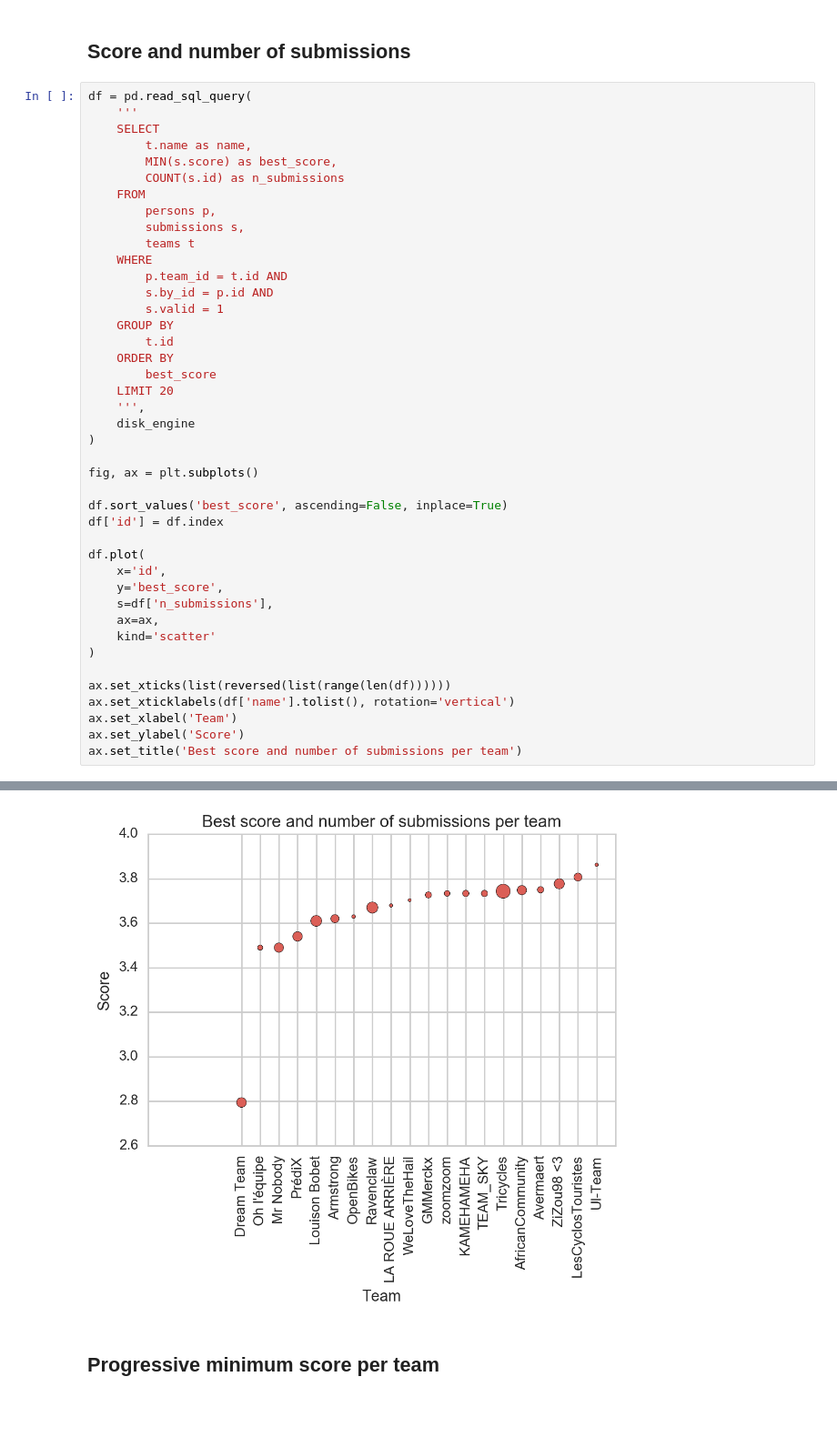
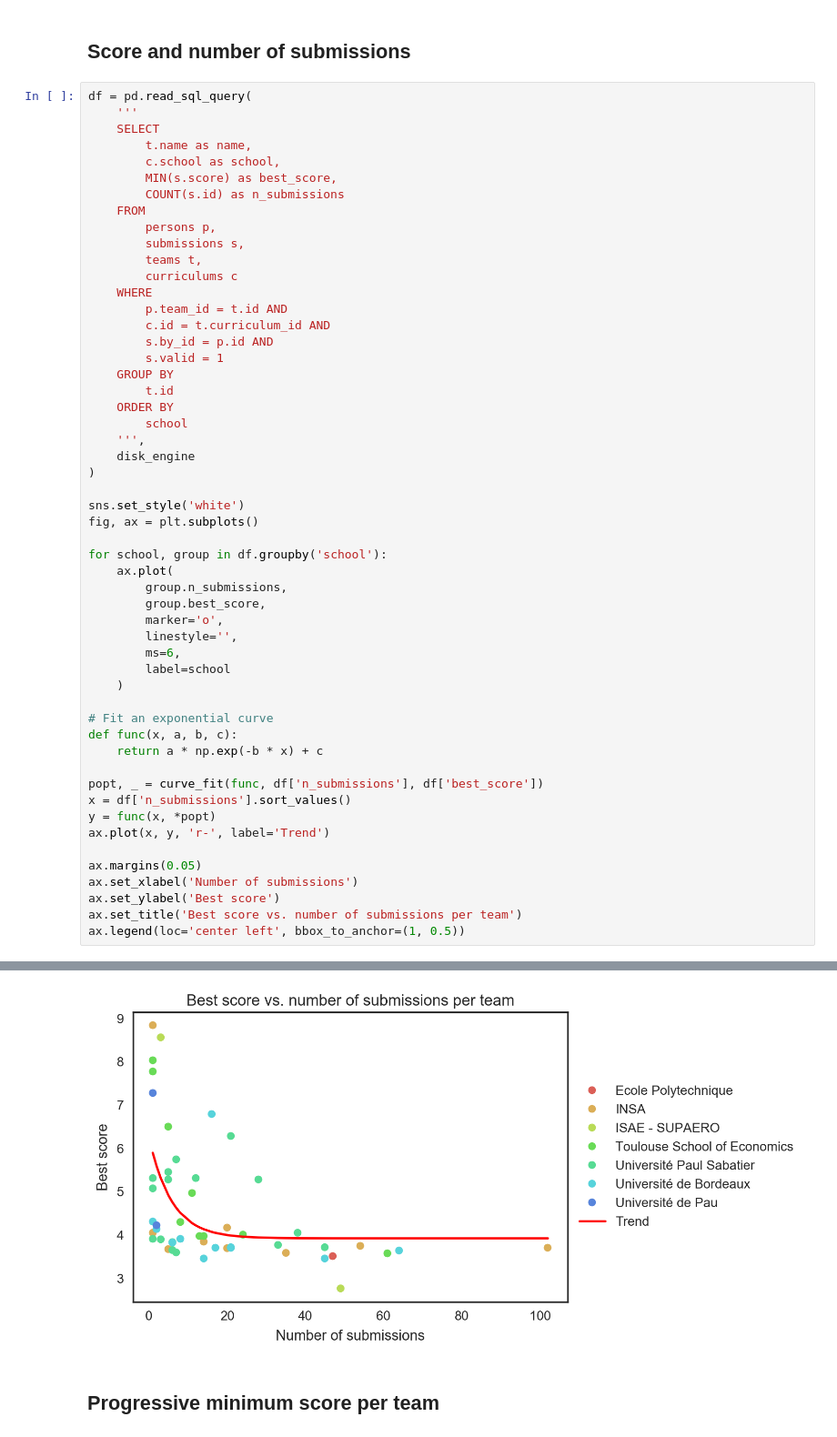
Before and after one commit to OpenBikes/Notebooks, a Jupyter notebook: challenge_2016_results_analysis.ipynb, the cells around one changed output, grey strips where cells are left out. Shown at 91% size. Drawn from its saved outputs; the diff is of its cells as text; blank space fills up the shorter version.

```diff
--- a/challenge_2016_results_analysis.ipynb
+++ b/challenge_2016_results_analysis.ipynb
@@ -68,41 +93,52 @@ df = pd.read_sql_query(
     '''
     SELECT
         t.name as name,
+        c.school as school,
         MIN(s.score) as best_score,
         COUNT(s.id) as n_submissions
     FROM
         persons p,
         submissions s,
-        teams t
+        teams t,
+        curriculums c
     WHERE
         p.team_id = t.id AND
+        c.id = t.curriculum_id AND
         s.by_id = p.id AND
         s.valid = 1
     GROUP BY
         t.id
     ORDER BY
-        best_score
-    LIMIT 20
+        school
     ''',
     disk_engine
 )
 
+sns.set_style('white')
 fig, ax = plt.subplots()
 
-df.sort_values('best_score', ascending=False, inplace=True)
-df['id'] = df.index
+for school, group in df.groupby('school'):
+    ax.plot(
+        group.n_submissions,
+        group.best_score,
+        marker='o',
+        linestyle='',
+        ms=6,
+        label=school
+    )
 
-df.plot(
-    x='id',
-    y='best_score',
-    s=df['n_submissions'],
-    ax=ax,
-    kind='scatter'
-)
+# Fit an exponential curve
+def func(x, a, b, c):
+    return a * np.exp(-b * x) + c
 
-ax.set_xticks(list(reversed(list(range(len(df))))))
-ax.set_xticklabels(df['name'].tolist(), rotation='vertical')
-ax.set_xlabel('Team')
-ax.set_ylabel('Score')
-ax.set_title('Best score and number of submissions per team')
+popt, _ = curve_fit(func, df['n_submissions'], df['best_score'])
+x = df['n_submissions'].sort_values()
+y = func(x, *popt)
+ax.plot(x, y, 'r-', label='Trend')
+
+ax.margins(0.05)
+ax.set_xlabel('Number of submissions')
+ax.set_ylabel('Best score')
+ax.set_title('Best score vs. number of submissions per team')
+ax.legend(loc='center left', bbox_to_anchor=(1, 0.5))
 # %% [output]
@@ -110,4 +146,4 @@ ax.set_title('Best score and number of submissions per team')
-[figure, old version]
+[figure, new version]
 # %% [markdown]
 ## Progressive minimum score per team
 # %%
```
Also changed, not shown: parts of 10 cells of this notebook.
